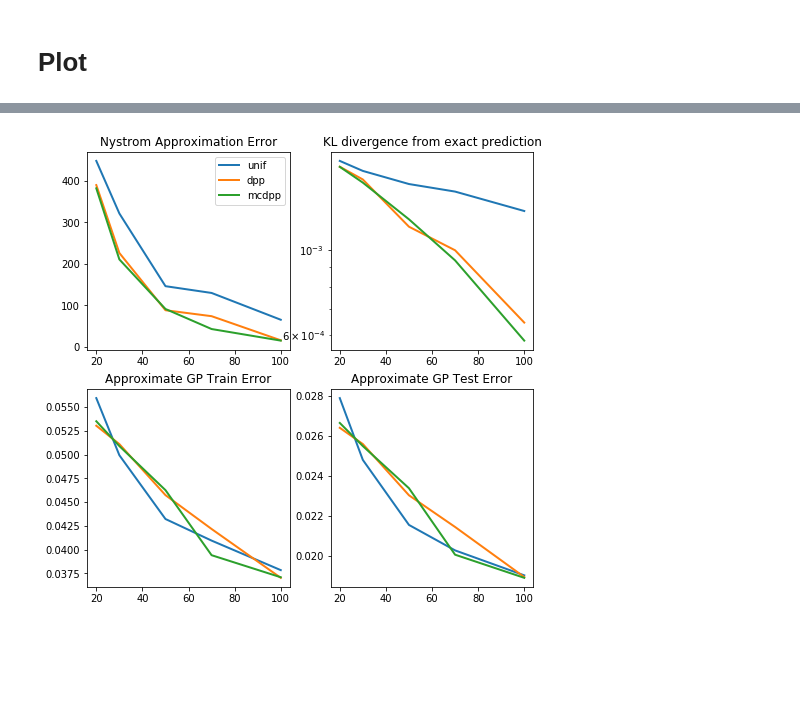
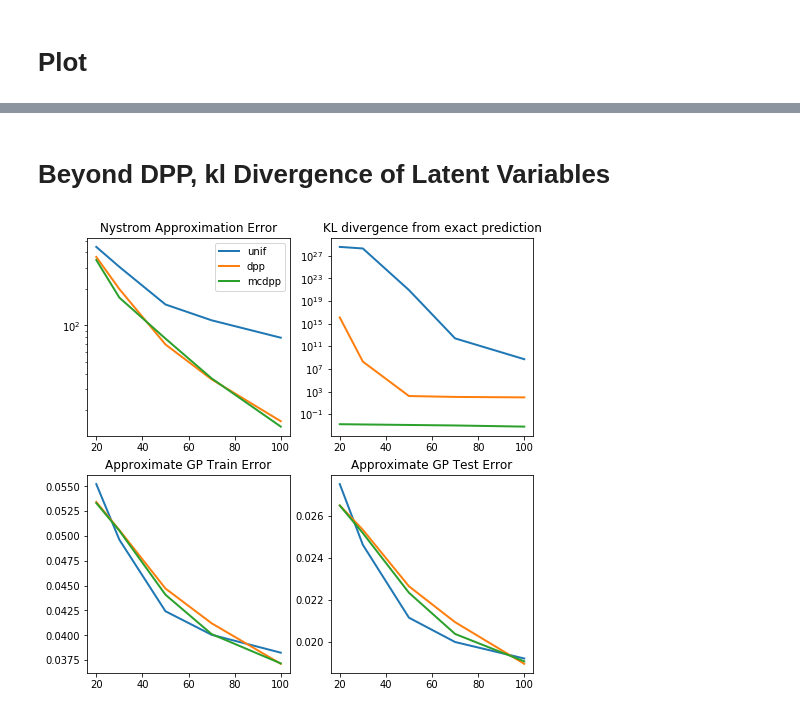
Before and after one commit to kstoneriv3/dpp, a Jupyter notebook: dev/demo_GP_regression.ipynb, the cells around one changed output, grey strips where cells are left out. Cells and saved outputs as stored; diff of their text form; code cells hidden in the pictures; blank space fills up the shorter version.

```diff
--- a/dev/demo_GP_regression.ipynb
+++ b/dev/demo_GP_regression.ipynb
@@ -59,12 +75,15 @@ error_full_tst = norm(Y_hat_full[nTrn:] - tstY)
 # %% [markdown]
 # Nystrom GP
 # %%
-k_group = [20,30,50,70,100]
+k_group = [20,30,50,70,100,150]
 error_unif = np.zeros((4, len(k_group)))
 error_dpp = np.zeros((4, len(k_group)))
 error_mcdpp = np.zeros((4, len(k_group)))
 
-for run_id in range(10):
+kl_bound = np.zeros((3,len(k_group),))
+n_job=10
+
+for run_id in range(n_job):
     for k_idx in range(len(k_group)):
         k = k_group[k_idx]
 
@@ -74,7 +93,7 @@ for run_id in range(10):
         C = trnL[np.ix_(range(nTrn), unif_smpl)]
         W = C[np.ix_(unif_smpl, range(k))]
         trnL_prime = C @ inv(W) @ C.T
-        error_unif[0,k_idx] += norm(trnL_prime - trnL, 'fro')
+        error_unif[0,k_idx] += np.trace(trnL - trnL_prime) #norm(trnL_prime - trnL, 'fro')
 
         W_inv = inv(W)
         CC = C.T @ C
@@ -88,10 +107,10 @@ for run_id in range(10):
         error_unif[1,k_idx] += norm(Y_hat[:nTrn] - trnY)
         error_unif[2,k_idx] += norm(Y_hat[nTrn:] - tstY)
         tmp = np.stack([
-                Y_hat_full[nTrn:], np.diag(Var_Y_hat_full)[nTrn:],
-                Y_hat[nTrn:],      np.diag(Var_Y_hat)[nTrn:]
+                Y_hat_full[nTrn:], np.diag(Var_Y_hat_full)[nTrn:]*scale,
+                Y_hat[nTrn:],      np.diag(Var_Y_hat)[nTrn:]*scale
             ]).T
-        error_unif[3,k_idx] += np.apply_along_axis(arr=tmp,axis=1,func1d=KL_Gaussian_vec).mean()
+        error_unif[3,k_idx] += np.apply_along_axis(arr=tmp,axis=1,func1d=kl_gaussian_vec).mean()
 
         # DPP
         D, V = utils.get_eig(trnL, flag_gpu=flag_gpu)
@@ -101,7 +120,7 @@ for run_id in range(10):
         C = trnL[np.ix_(range(nTrn), dpp_smpl)]
         W = C[np.ix_(dpp_smpl, range(k))]
         trnL_prime = C @ inv(W) @ C.T
-        error_dpp[0,k_idx] += norm(trnL_prime - trnL, 'fro')
+        error_dpp[0,k_idx] += np.trace(trnL - trnL_prime) #norm(trnL_prime - trnL, 'fro')
 
         W_inv = inv(W)
         CC = C.T @ C
@@ -114,19 +133,22 @@ for run_id in range(10):
         error_dpp[1,k_idx] += norm(Y_hat[:nTrn] - trnY)
         error_dpp[2,k_idx] += norm(Y_hat[nTrn:] - tstY)
         tmp = np.stack([
-                Y_hat_full[nTrn:], np.diag(Var_Y_hat_full)[nTrn:],
-                Y_hat[nTrn:],      np.diag(Var_Y_hat)[nTrn:]
+                Y_hat_full[nTrn:], np.diag(Var_Y_hat_full)[nTrn:]*scale,
+                Y_hat[nTrn:],      np.diag(Var_Y_hat)[nTrn:]*scale
             ]).T
-        error_dpp[3,k_idx] += np.apply_along_axis(arr=tmp,axis=1,func1d=KL_Gaussian_vec).mean()
+        error_dpp[3,k_idx] += np.apply_along_axis(arr=tmp,axis=1,func1d=kl_gaussian_vec).mean()
+        kl_bound[0,k_idx] += np.trace(trnL - trnL_prime)**2
+        kl_bound[1,k_idx] += (1/4*(1 - np.diag(Var_Y_hat)[nTrn:]/np.diag(Var_Y_hat_full)[nTrn:])**2).mean()
+        kl_bound[2,k_idx] += (1/2*(Y_hat_full[nTrn:] - Y_hat[nTrn:])**2/np.diag(Var_Y_hat_full)[nTrn:]).mean()
 
         #MC-DPP
         #too slow to wait mixing
-        mcdpp_smpl  = mcdpp.sample(L[:nTrn,:nTrn], mix_step=k*nTrn//100, k=k, flag_gpu=flag_gpu, silent=True)
+        mcdpp_smpl  = mcdpp.sample(L[:nTrn,:nTrn], mix_step=nTrn, k=k, flag_gpu=flag_gpu, silent=True)
 
         C = trnL[np.ix_(range(nTrn), mcdpp_smpl)]
         W = C[np.ix_(mcdpp_smpl, range(k))]
         trnL_prime = C @ inv(W) @ C.T
-        error_mcdpp[0,k_idx] += norm(trnL_prime - trnL, 'fro')
+        error_mcdpp[0,k_idx] += np.trace(trnL - trnL_prime) #norm(trnL_prime - trnL, 'fro')
 
         W_inv = inv(W)
         CC = C.T @ C
@@ -139,10 +161,10 @@ for run_id in range(10):
         error_mcdpp[1,k_idx] += norm(Y_hat[:nTrn] - trnY)
         error_mcdpp[2,k_idx] += norm(Y_hat[nTrn:] - tstY)
         tmp = np.stack([
-                Y_hat_full[nTrn:], np.diag(Var_Y_hat_full)[nTrn:],
-                Y_hat[nTrn:],      np.diag(Var_Y_hat)[nTrn:]
+                Y_hat_full[nTrn:], np.diag(Var_Y_hat_full)[nTrn:]*scale,
+                Y_hat[nTrn:],      np.diag(Var_Y_hat)[nTrn:]*scale
             ]).T
-        error_mcdpp[3,k_idx] += np.apply_along_axis(arr=tmp,axis=1,func1d=KL_Gaussian_vec).mean()
+        error_mcdpp[3,k_idx] += np.apply_along_axis(arr=tmp,axis=1,func1d=kl_gaussian_vec).mean()
 # %% [markdown]
 # Plot
 # %%
@@ -149,0 +227,2 @@ for run_id in range(10):
+# %% [markdown]
+# Beyond DPP, kl Divergence of Latent Variables
@@ -151,33 +315,34 @@ for run_id in range(10):
 plt.figure(figsize=(8,8))
 
 plt.subplot(2,2,1)
 plt.title('Nystrom Approximation Error')
 plt.plot(k_group, error_unif[0] / 5., label='unif', lw=2)
 plt.plot(k_group, error_dpp[0] / 5., label='dpp', lw=2)
 plt.plot(k_group, error_mcdpp[0] / 5., label='mcdpp', lw=2)
+plt.yscale('log')
 plt.legend()
-plt.savefig('fig/nystrom', bbox_inches='tight')
+#plt.savefig('fig/nystrom', bbox_inches='tight')
 
 plt.subplot(2,2,2)
-plt.title('KL divergence from exact prediction')
+plt.title('kl divergence from exact prediction')
 plt.plot(k_group, error_unif[3] / 5., label='unif', lw=2)
 plt.plot(k_group, error_dpp[3] / 5., label='dpp', lw=2)
 plt.plot(k_group, error_mcdpp[3] / 5., label='mcdpp', lw=2)
 plt.plot([])
 plt.yscale('log')
 
 
 plt.subplot(2,2,3)
 plt.title('Approximate GP Train Error')
 plt.plot(k_group, error_unif[1] / 5., label='unif', lw=2)
 plt.plot(k_group, error_dpp[1] / 5., label='dpp', lw=2)
 plt.plot(k_group, error_mcdpp[1] / 5., label='mcdpp', lw=2)
 plt.subplot(2,2,4)
 plt.title('Approximate GP Test Error')
 plt.plot(k_group, error_unif[2] / 5., label='unif', lw=2)
 plt.plot(k_group, error_dpp[2] / 5., label='dpp', lw=2)
 plt.plot(k_group, error_mcdpp[2] / 5., label='mcdpp', lw=2)
 
 plt.savefig('fig/gp_regression', bbox_inches='tight')
 # %% [output]
-[figure, old version]
+[figure, new version]
```
Also changed, not shown: parts of 19 cells of this notebook, 6 other files.
